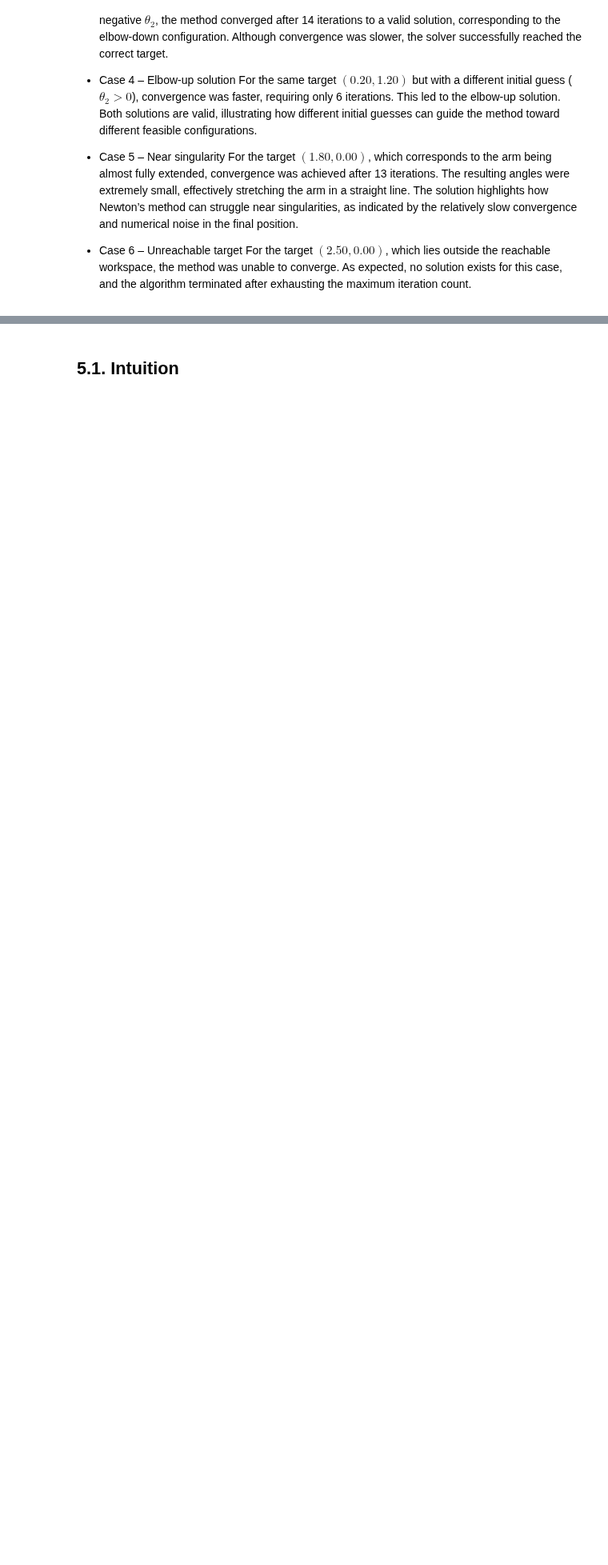
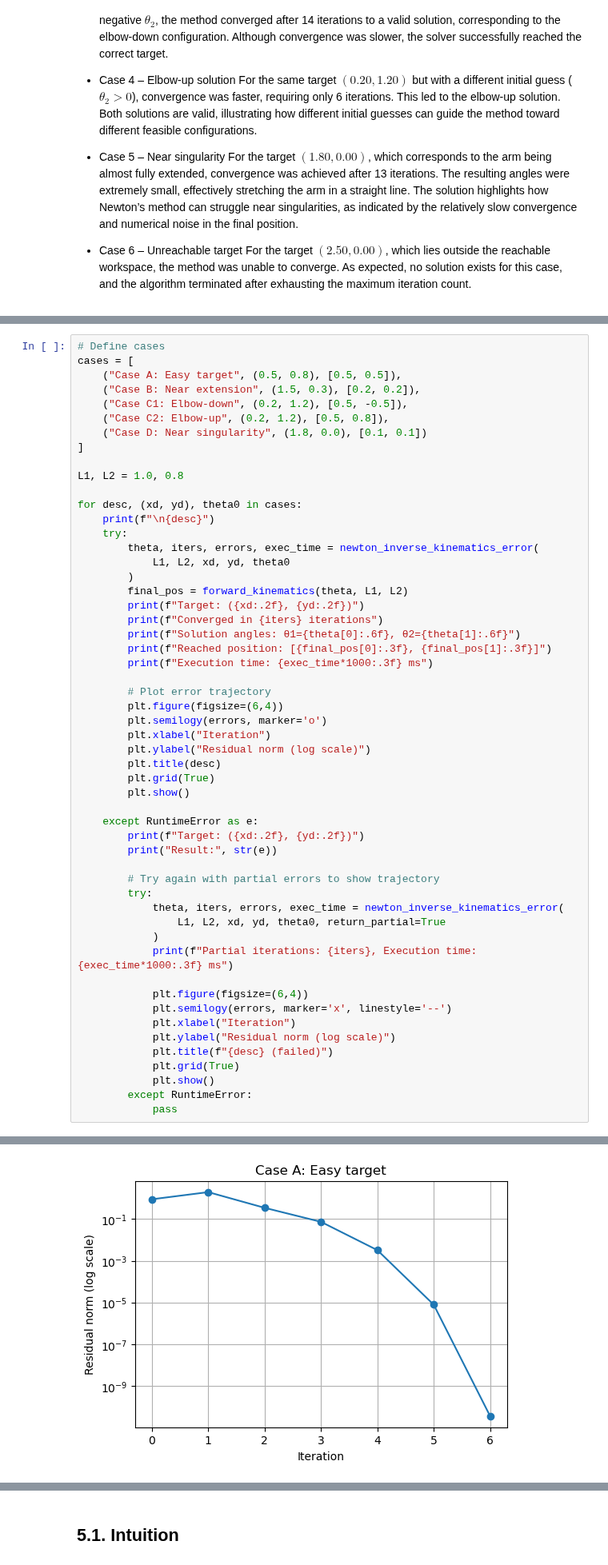
Before and after one commit to unalmedmathnum/numericalAnalysis_2025, a Jupyter notebook: tarea_1/parte_1/part-1-solution.ipynb, the cells around one changed output, grey strips where cells are left out. Shown at 80% size. Saved outputs shown, nothing was run; the diff lists cells and outputs as text; blank space fills up the shorter version.

Commit message:
Error analysis

```diff
--- a/tarea_1/parte_1/part-1-solution.ipynb
+++ b/tarea_1/parte_1/part-1-solution.ipynb
@@ -690,0 +811,55 @@ The test cases highlight several important behaviors of Newton’s method in the
+# %%
+# Define cases
+cases = [
+    ("Case A: Easy target", (0.5, 0.8), [0.5, 0.5]),
+    ("Case B: Near extension", (1.5, 0.3), [0.2, 0.2]),
+    ("Case C1: Elbow-down", (0.2, 1.2), [0.5, -0.5]),
+    ("Case C2: Elbow-up", (0.2, 1.2), [0.5, 0.8]),
+    ("Case D: Near singularity", (1.8, 0.0), [0.1, 0.1])
+]
+
+L1, L2 = 1.0, 0.8
+
+for desc, (xd, yd), theta0 in cases:
+    print(f"\n{desc}")
+    try:
+        theta, iters, errors, exec_time = newton_inverse_kinematics_error(
+            L1, L2, xd, yd, theta0
+        )
+        final_pos = forward_kinematics(theta, L1, L2)
+        print(f"Target: ({xd:.2f}, {yd:.2f})")
+        print(f"Converged in {iters} iterations")
+        print(f"Solution angles: θ1={theta[0]:.6f}, θ2={theta[1]:.6f}")
+        print(f"Reached position: [{final_pos[0]:.3f}, {final_pos[1]:.3f}]")
+        print(f"Execution time: {exec_time*1000:.3f} ms")
+
+        # Plot error trajectory
+        plt.figure(figsize=(6,4))
+        plt.semilogy(errors, marker='o')
+        plt.xlabel("Iteration")
+        plt.ylabel("Residual norm (log scale)")
+        plt.title(desc)
+        plt.grid(True)
+        plt.show()
+
+    except RuntimeError as e:
+        print(f"Target: ({xd:.2f}, {yd:.2f})")
+        print("Result:", str(e))
+
+        # Try again with partial errors to show trajectory
+        try:
+            theta, iters, errors, exec_time = newton_inverse_kinematics_error(
+                L1, L2, xd, yd, theta0, return_partial=True
+            )
+            print(f"Partial iterations: {iters}, Execution time: {exec_time*1000:.3f} ms")
+
+            plt.figure(figsize=(6,4))
+            plt.semilogy(errors, marker='x', linestyle='--')
+            plt.xlabel("Iteration")
+            plt.ylabel("Residual norm (log scale)")
+            plt.title(f"{desc} (failed)")
+            plt.grid(True)
+            plt.show()
+        except RuntimeError:
+            pass
+# %% [output]
@@ -690,0 +872 @@ The test cases highlight several important behaviors of Newton’s method in the
+[figure, added]
```
Also changed, not shown: parts of 8 cells of this notebook.
